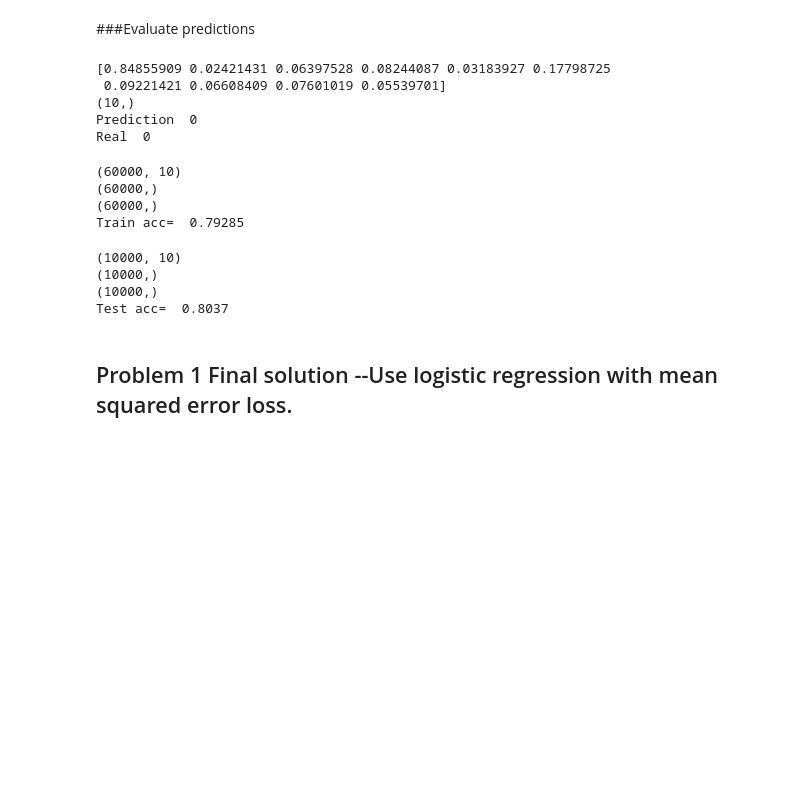
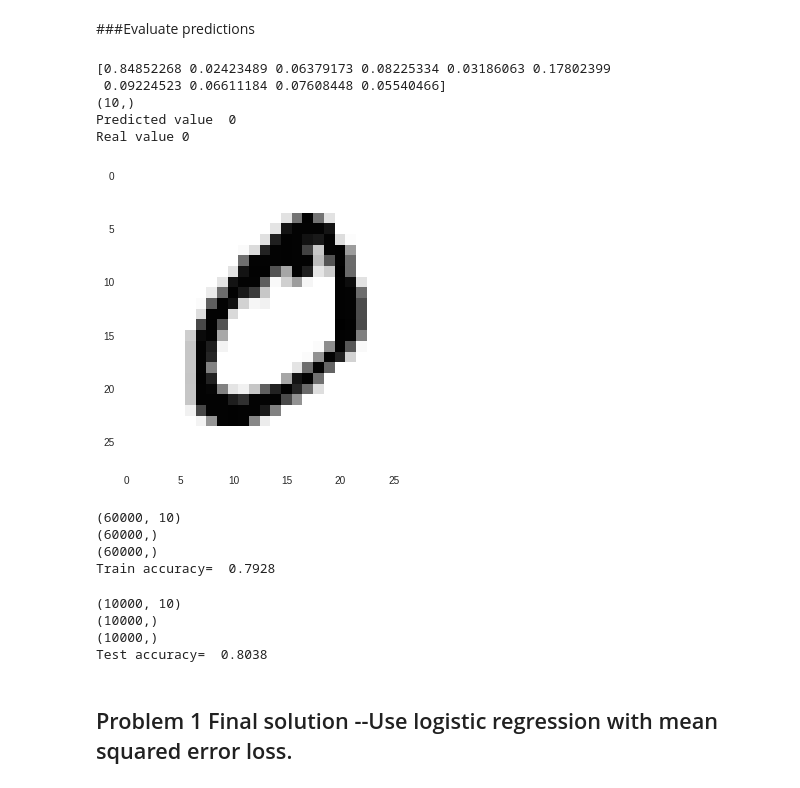
Before and after one commit to rvalienter90/UCF, a Jupyter notebook: CAP-5610_MACHINE LEARNING/HW1/HW1.ipynb, the cells around one changed output. Saved outputs shown, nothing was run; the diff lists cells and outputs as text; code cells hidden in the pictures; blank space fills up the shorter version.

```diff
--- a/CAP-5610_MACHINE LEARNING/HW1/HW1.ipynb
+++ b/CAP-5610_MACHINE LEARNING/HW1/HW1.ipynb
@@ -389,15 +392,20 @@ for dig in range(0,10):
 # %%
 y_predict = sigmoid(train_images_b[1].dot(weight_i))
 print(y_predict)
 print(y_predict.shape)
-print("Prediction ", np.argmax(y_predict))
-print("Real ", train_labels_original[1])
+print("Predicted value ", np.argmax(y_predict))
+print("Real value", train_labels_original[1])
+digit_0 = train_images_original[1]
+plt.imshow(digit_0)
+plt.grid(None)
+plt.show()
 # %% [output]
-[0.84855909 0.02421431 0.06397528 0.08244087 0.03183927 0.17798725
- 0.09221421 0.06608409 0.07601019 0.05539701]
+[0.84852268 0.02423489 0.06379173 0.08225334 0.03186063 0.17802399
+ 0.09224523 0.06611184 0.07608448 0.05540466]
 (10,)
-Prediction  0
-Real  0
+Predicted value  0
+Real value 0
+[figure, added]
 # %%
 # Train accuracy
 m=train_labels_original.shape[0]
@@ -413,12 +421,12 @@ train_labels_original=train_labels_original.astype('uint8')
 wrong_indices = [i for i in range(m) if predicted_labels[i] != train_labels_original[i]]
 # The quantity below is equal to the test accuracy reported by the network fit method.
 acc_train=1.0 - len(wrong_indices) / m
-print("Train acc= ", acc_train)
+print("Train accuracy= ", acc_train)
 # %% [output]
 (60000, 10)
 (60000,)
 (60000,)
-Train acc=  0.79285
+Train accuracy=  0.7928
 # %%
 # Test accuracy
 mt=test_labels_original.shape[0]
@@ -438,12 +446,12 @@ test_labels_original=test_labels_original.astype('uint8')
 wrong_indices_test = [i for i in range(mt) if predicted_labels_test[i] != test_labels_original[i]]
 # The quantity below is equal to the test accuracy reported by the network fit method.
 acc_test=1.0 - len(wrong_indices_test) / mt
-print("Test acc= ",acc_test)
+print("Test accuracy= ",acc_test)
 # %% [output]
 (10000, 10)
 (10000,)
 (10000,)
-Test acc=  0.8037
+Test accuracy=  0.8038
 # %% [markdown]
 ## Problem 1 Final solution --Use logistic regression with mean squared error loss.
 # %%
```
Also changed, not shown: parts of 27 cells of this notebook.
